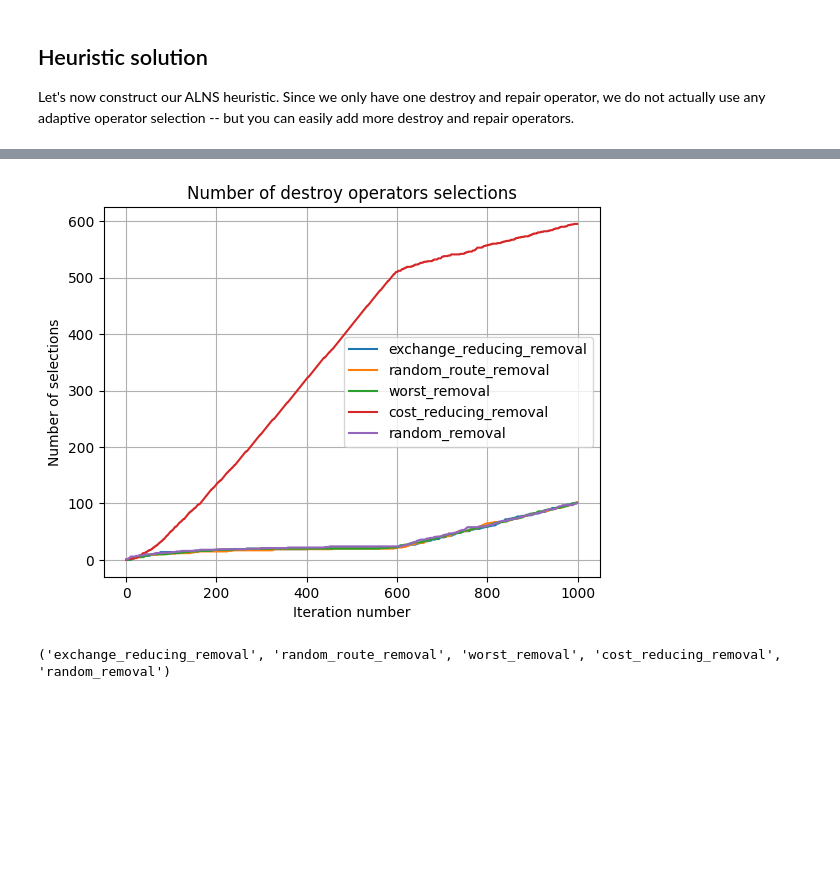
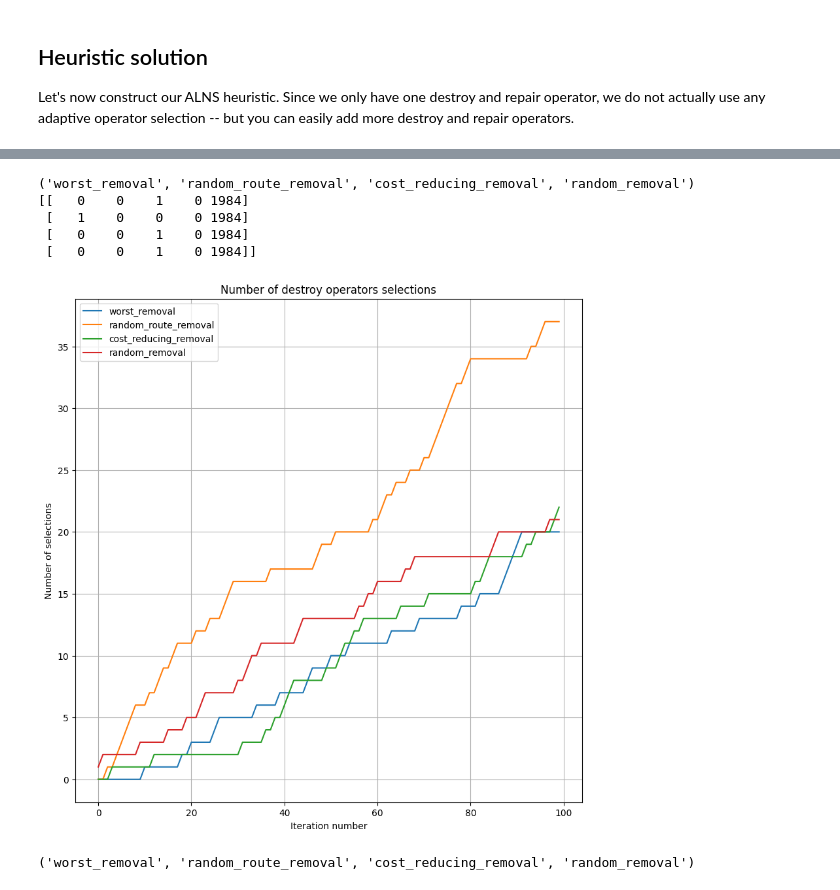
Before and after one commit to pettepiero/Dial-a-ride, a Jupyter notebook: cvrptw/wang-2024.ipynb, the cells around one changed output, grey strips where cells are left out. Drawn from its saved outputs; the diff is of its cells as text; code cells hidden in the pictures; blank space fills up the shorter version.

Commit message:
bug fixes and cost function modification

```diff
--- a/cvrptw/wang-2024.ipynb
+++ b/cvrptw/wang-2024.ipynb
@@ -150,8 +210,8 @@ alns.add_destroy_operator(random_removal)
 alns.add_destroy_operator(random_route_removal)
 alns.add_destroy_operator(cost_reducing_removal)
 alns.add_destroy_operator(worst_removal)
-alns.add_destroy_operator(exchange_reducing_removal)
+# alns.add_destroy_operator(exchange_reducing_removal)
 # alns.add_destroy_operator(shaw_removal)
 
-alns.add_repair_operator(greedy_repair)
-alns.add_repair_operator(greey_repair_wang)
+# alns.add_repair_operator(greedy_repair)
+alns.add_repair_operator(wang_greedy_repair)
@@ -170,7 +224,8 @@ for filename in os.listdir(folder):
 # %%
-num_iterations = 1000
+num_iterations = 100
 init = nearest_neighbor_tw()
-select = RouletteWheel([25, 5, 1, 0], 0.8, 5, 1)
+select = RouletteWheel([25, 5, 1, 0], 0.8, 4, 1)
+# select = RandomSelect(num_destroy=4, num_repair=2)
 accept = RecordToRecordTravel.autofit(
     init.objective(), 0.02, 0, num_iterations
 )
@@ -181,25 +287,33 @@ Unvisited customers: {1, 2, 3, 4, 5, 6, 7, 9, 11, 12, 13, 14, 15, 16, 17, 18, 19
+# %%
+operators = tuple(result.statistics.destroy_operator_counts.keys())
+print(operators)
+print(operators_log[81:85,:])
+# %% [output]
+('worst_removal', 'random_route_removal', 'cost_reducing_removal', 'random_removal')
+[[   0    0    1    0 1984]
+ [   1    0    0    0 1984]
+ [   0    0    1    0 1984]
+ [   0    0    1    0 1984]]
 # %%
 cumulative_sums = np.cumsum(operators_log, axis=0)  # Plot each column
 rows = np.arange(operators_log.shape[0])
-
-operators = tuple(result.statistics.destroy_operator_counts.keys())
-
-for col_idx in range(operators_log.shape[1]):
+fig, ax = plt.subplots(figsize=(10,10))
+for col_idx in range(operators_log.shape[1]-1):
     plt.plot(rows, cumulative_sums[:, col_idx], label=f"{operators[col_idx]}")
 
 # Customize plot
 plt.xlabel("Iteration number")
 plt.ylabel("Number of selections")
 plt.title("Number of destroy operators selections")
 plt.legend()
 plt.grid(True)
 plt.show()
 # %% [output]
-[figure, old version]
+[figure, new version]
 # %%
 results_df = pd.DataFrame(result.statistics.destroy_operator_counts)
 
 print(tuple(result.statistics.destroy_operator_counts.keys()))
 # %% [output]
-('exchange_reducing_removal', 'random_route_removal', 'worst_removal', 'cost_reducing_removal', 'random_removal')
+('worst_removal', 'random_route_removal', 'cost_reducing_removal', 'random_removal')
 # %%
```
Also changed, not shown: parts of 30 cells of this notebook, 11 other files.
